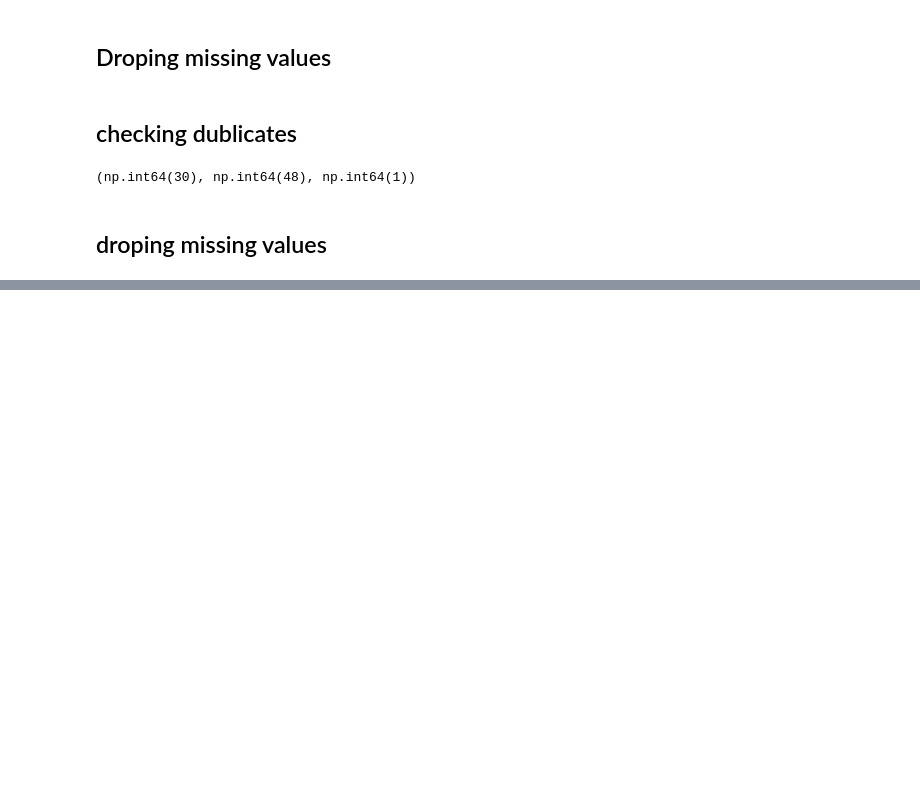
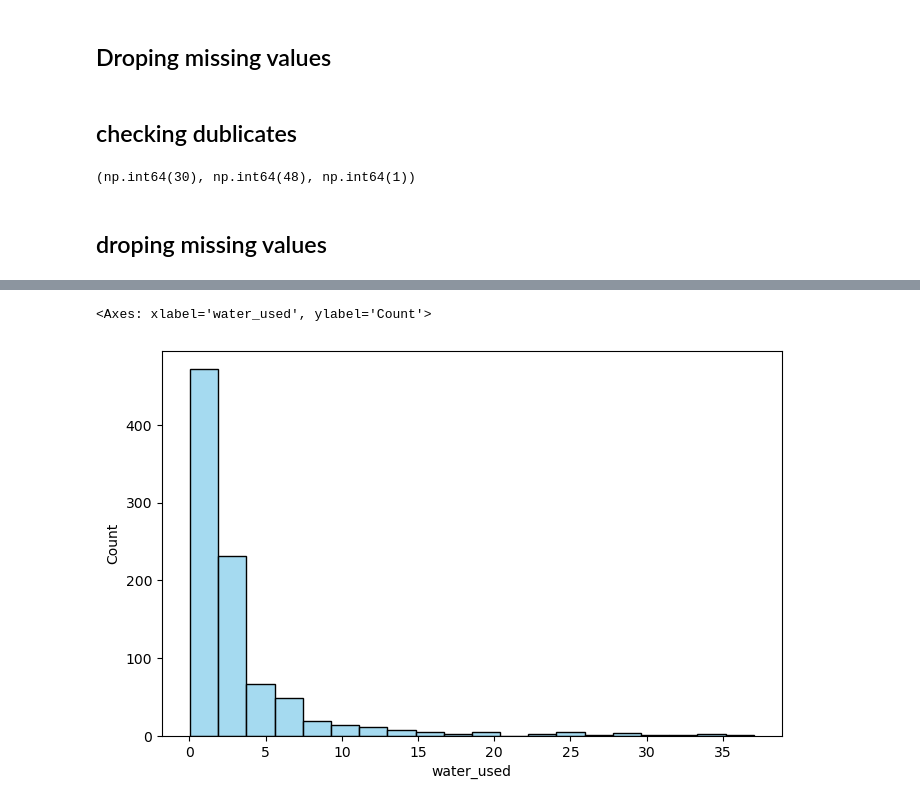
Before and after one commit to Ravinderram/Applied-Statistical-Data-Analysis-class_exercises, a Jupyter notebook: Dataset_Chinese food environmental impact.ipynb, the cells around one changed output, grey strips where cells are left out. Drawn from its saved outputs; the diff is of its cells as text; code cells hidden in the pictures; blank space fills up the shorter version.

```diff
--- a/Dataset_Chinese food environmental impact.ipynb
+++ b/Dataset_Chinese food environmental impact.ipynb
@@ -142,0 +162,6 @@ side_by_side
+# %%
+plt.figure(figsize=(8, 5))
+sns.histplot(water_df['water_used'], bins=20, color='skyblue', label='A')
+# %% [output]
+<Axes: xlabel='water_used', ylabel='Count'>
+[figure, added]
```
Also changed, not shown: parts of 19 cells of this notebook.
